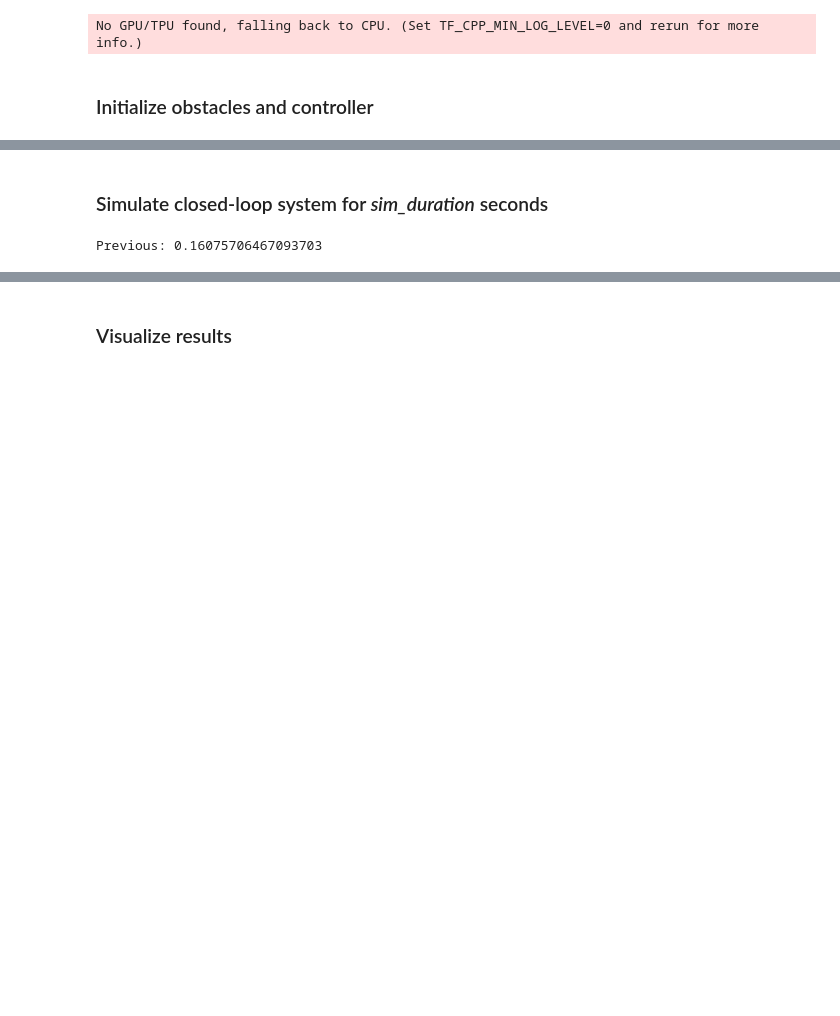
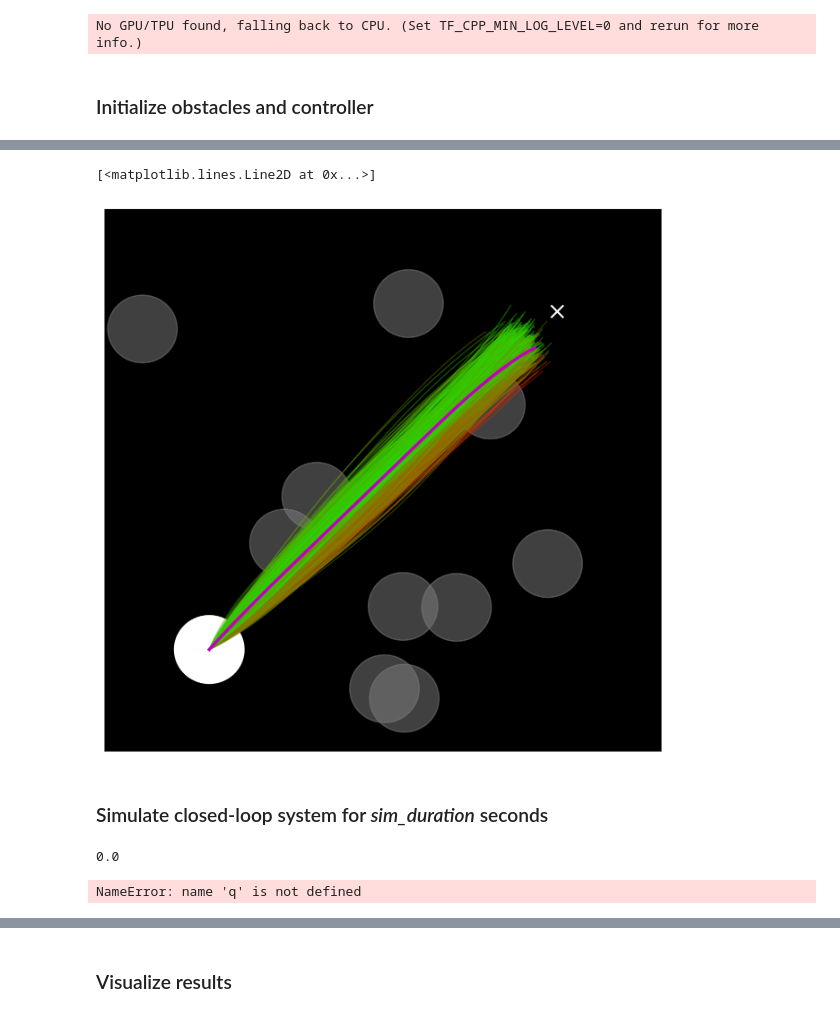
Before and after one commit to JuJankowski/vp-sto, a Jupyter notebook: examples/JAX_2D_predictive_sampling.ipynb, the cells around one changed output, grey strips where cells are left out. Drawn from its saved outputs; the diff is of its cells as text; code cells hidden in the pictures; blank space fills up the shorter version.

```diff
--- a/examples/JAX_2D_predictive_sampling.ipynb
+++ b/examples/JAX_2D_predictive_sampling.ipynb
@@ -25,9 +25,9 @@ Q_max = 1e3 # Maximum penalty on control error (position)
 factor_Q_min = 1e-2
 factor_Q_max = 1e1
 
-N_via = 20 # Number of via points
+N_via = 4 # Number of via points
 N_candidates = 1000 # Number of candidates to sample
-N_eval = 25 # Number of pos,vel,acc samples to evaluate along each candidate trajectory
+N_eval = 50 # Number of pos,vel,acc samples to evaluate along each candidate trajectory
 
 vel_lim = 0.4 # Velocity limit (m/s in each dimension)
 acc_lim = 1 # Acceleration limit (m/s^2 in each dimension)
@@ -37,7 +37,7 @@ robot_radius = 0.1 # Radius of robot (m)
 obstacle_radius = 0.1 # Radius of obstacle (m)
 
 dt_control = 0.05 # Time step for control (s)
-sim_duration = 60 # Duration of simulation (s)
+sim_duration = 10 # Duration of simulation (s)
 
 mu_prior = np.zeros(N_via*2) # Prior mean
 P_prior = np.zeros((N_via*2, N_via*2)) # Prior precision
@@ -153,12 +151,12 @@ x_obs = np.concatenate(([obs.pos for obs in obstacles], [obs.vel for obs in obst
 @partial(jit, static_argnums=(0,1,2,))
 def predictive_sampling(N_candidates, N_via, N_eval, q0, dq0, dqg, R, qg, Q, mu_prior, P_prior, key,
                         robot_radius, x_obs, obstacle_radius, bounds):
-    key, subkey = random.split(key)
-    p_samples = jvptraj.sample_via_points(N_candidates, N_via, q0, dq0, R, qg, Q, mu_prior, P_prior, subkey)
+    p_samples = jvptraj.sample_via_points(N_candidates, N_via, q0, dq0, R, qg, Q, mu_prior, P_prior, key)
     T = jvptraj.batched_get_T_velacc(p_samples, q0, dq0, dqg, vel_lim, acc_lim)
     q, dq, ddq = jvptraj.batched_get_trajectory(N_eval, p_samples, T, q0, dq0, dqg)
 
     # Compute the loss for each candidate trajectory
     loss = batched_loss_fn(T, q, robot_radius, x_obs, obstacle_radius, qg, bounds)
+    i_best = jnp.argmin(loss)
 
-    return p_samples, T, q, dq, ddq, loss
+    return p_samples, T, loss, i_best
@@ -176,3 +163,6 @@ loss = batched_loss_fn(T, q, robot_radius, x_obs, obstacle_radius, qg, bounds)
 # %%
-p_samples, T, q, dq, ddq, loss = predictive_sampling(N_candidates, N_via, N_eval, q0, dq0, dqg, R, qg, Q_min, mu_prior, P_prior, key,
+# Run controller for the first step
+x_obs = np.concatenate(([obs.pos for obs in obstacles], [obs.vel for obs in obstacles]), axis=1)
+p_samples, T, loss, i_best = predictive_sampling(N_candidates, N_via, N_eval, q0, dq0, dqg, R, qg, Q_max, mu_prior, P_prior, key,
                                                     robot_radius, x_obs, obstacle_radius, bounds)
+q, dq, ddq = jvptraj.batched_get_trajectory(N_eval, p_samples, T, q0, dq0, dqg)
@@ -185,2 +169,29 @@ p_samples, T, q, dq, ddq, loss = predictive_sampling(N_candidates, N_via, N_eval
+# %%
+fig = plt.figure(figsize=(8,8), dpi=200)
+ax = plt.gca()
+ax.set_facecolor('k')
+ax.set_xlim(bounds[0])
+ax.set_ylim(bounds[1])
+ax.set_xticks([])
+ax.set_yticks([])
+
+obstacle_paches = []
+for obs in obstacles:
+    obstacle_paches.append(plt.Circle(obs.pos, obs.radius, color='gray', alpha=.5))
+    ax.add_patch(obstacle_paches[-1])
+
+robot_patch = plt.Circle(q0, robot_radius, color='w', label='Robot')
+ax.add_patch(robot_patch)
+plt.scatter(qg[0], qg[1], c='w', marker='x', s=100, label='Goal')
+
+rewards = np.array(1 - (loss - np.min(loss)) / (np.max(loss) - np.min(loss)))
+for n in range(N_candidates):
+    c = (1-float(rewards[n]), rewards[n], 0)
+    ax.plot(q[n,:,0], q[n,:,1], color=c, lw=1, alpha=.4)
+
+ax.plot(q[i_best,:,0], q[i_best,:,1], 'm', lw=2.5, label='Simulated trajectory', zorder=10)
+# %% [output]
+[<matplotlib.lines.Line2D at 0x...>]
+[figure, added]
 # %% [markdown]
 ### Simulate closed-loop system for *sim_duration* seconds
@@ -187,17 +211,21 @@ p_samples, T, q, dq, ddq, loss = predictive_sampling(N_candidates, N_via, N_eval
 # %%
-q_sim = [q0]
-dq_sim = [dq0]
-
-I = int(sim_duration / dt_control)
 for i in range(I):
+    print(i/I, end='\r')
     for obs in obstacles:
         obs.step(dt_control) # Simulate obstacle motion
-    q, dq = controller.control(q_sim[-1], dq_sim[-1]) # Compute next desired position and velocity
+    x_obs = np.concatenate(([obs.pos for obs in obstacles], [obs.vel for obs in obstacles]), axis=1)
+    key, subkey = random.split(key)
+    p_samples, T, loss, i_best = predictive_sampling(N_candidates, N_via, N_eval, q_sim[-1], dq_sim[-1], dqg, R, qg, Q_min, mu_prior, P_prior, subkey,
+                                                     robot_radius, x_obs, obstacle_radius, bounds)
+    q_next, dq_next, _ = jvptraj.get_trajectory_at_time(dt_control, p_samples[i_best], q_sim[-1], dq0=dq_sim[-1],
+                                                        dqT=np.zeros_like(dq), T=T[i_best])
+    #q, dq, _, key = control(q_sim[-1], dq_sim[-1], key) # Compute next desired position and velocity
     # As we pretend we have a perfect low-level controller, we can directly apply the desired state
-    q_sim.append(q.copy())
-    dq_sim.append(dq.copy())
+    q_sim.append(q_next[0].copy())
+    dq_sim.append(dq_next[0].copy())
 
 q_sim = np.array(q_sim)[1:]
 dq_sim = np.array(dq_sim)[1:]
 # %% [output]
-Previous: 0.16075706467093703
+0.0
+NameError: name 'q' is not defined
```
Also changed, not shown: parts of 11 cells of this notebook, 6 other files.
